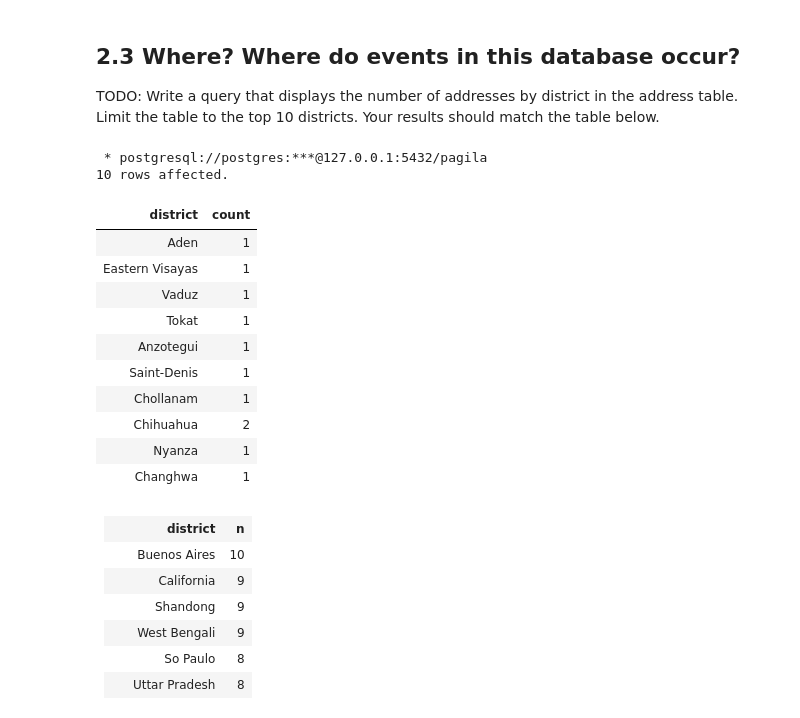
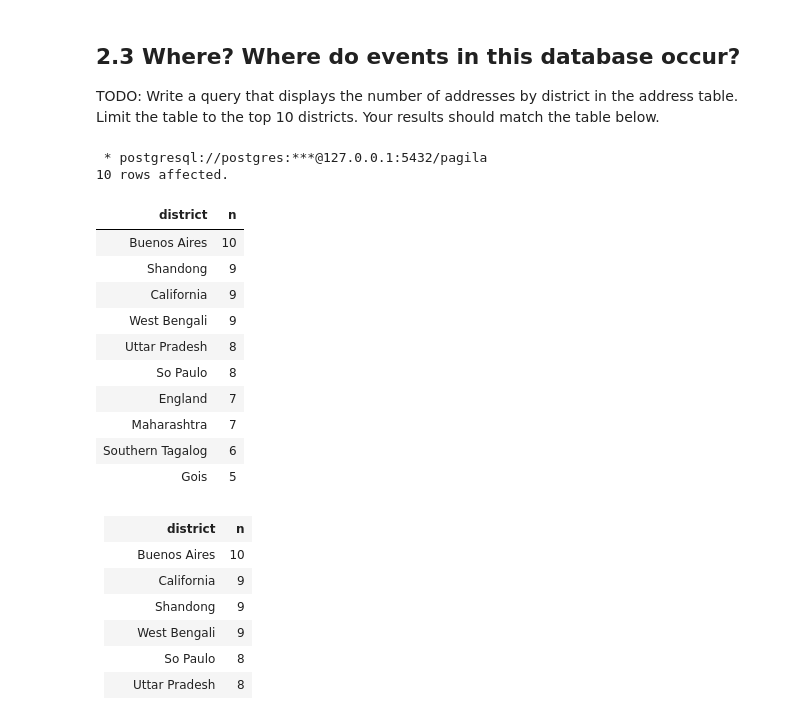
Before and after one commit to natbernard/Cloud-Data-Warehouses, a Jupyter notebook: L1 E1 - Step 1 & 2.ipynb, the cells around one changed output. Cells and saved outputs as stored; diff of their text form; code cells hidden in the pictures.

```diff
--- a/L1 E1 - Step 1 & 2.ipynb
+++ b/L1 E1 - Step 1 & 2.ipynb
@@ -115,24 +115,25 @@ select min(payment_date) as start, max(payment_date) as end from payment;
 TODO: Write a query that displays the number of addresses by district in the address table. Limit the table to the top 10 districts. Your results should match the table below.
 # %%
 %%sql
-select district, count(*)
+select district, count(city_id) as n
 from address
 group by district
-limit (10)
+order by n desc
+limit 10;
 # %% [output]
  * postgresql://postgres:***@127.0.0.1:5432/pagila
 10 rows affected.
-| district | count |
-| Aden | 1 |
-| Eastern Visayas | 1 |
-| Vaduz | 1 |
-| Tokat | 1 |
-| Anzotegui | 1 |
-| Saint-Denis | 1 |
-| Chollanam | 1 |
-| Chihuahua | 2 |
-| Nyanza | 1 |
-| Changhwa | 1 |
+| district | n |
+| Buenos Aires | 10 |
+| Shandong | 9 |
+| California | 9 |
+| West Bengali | 9 |
+| Uttar Pradesh | 8 |
+| So Paulo | 8 |
+| England | 7 |
+| Maharashtra | 7 |
+| Southern Tagalog | 6 |
+| Gois | 5 |
 # %% [markdown]
 <div class="p-Widget jp-RenderedHTMLCommon jp-RenderedHTML jp-OutputArea-output jp-OutputArea-executeResult" data-mime-type="text/html"><table>
     <tbody><tr>
```
Also changed, not shown: parts of 38 cells of this notebook, 2 other files.
